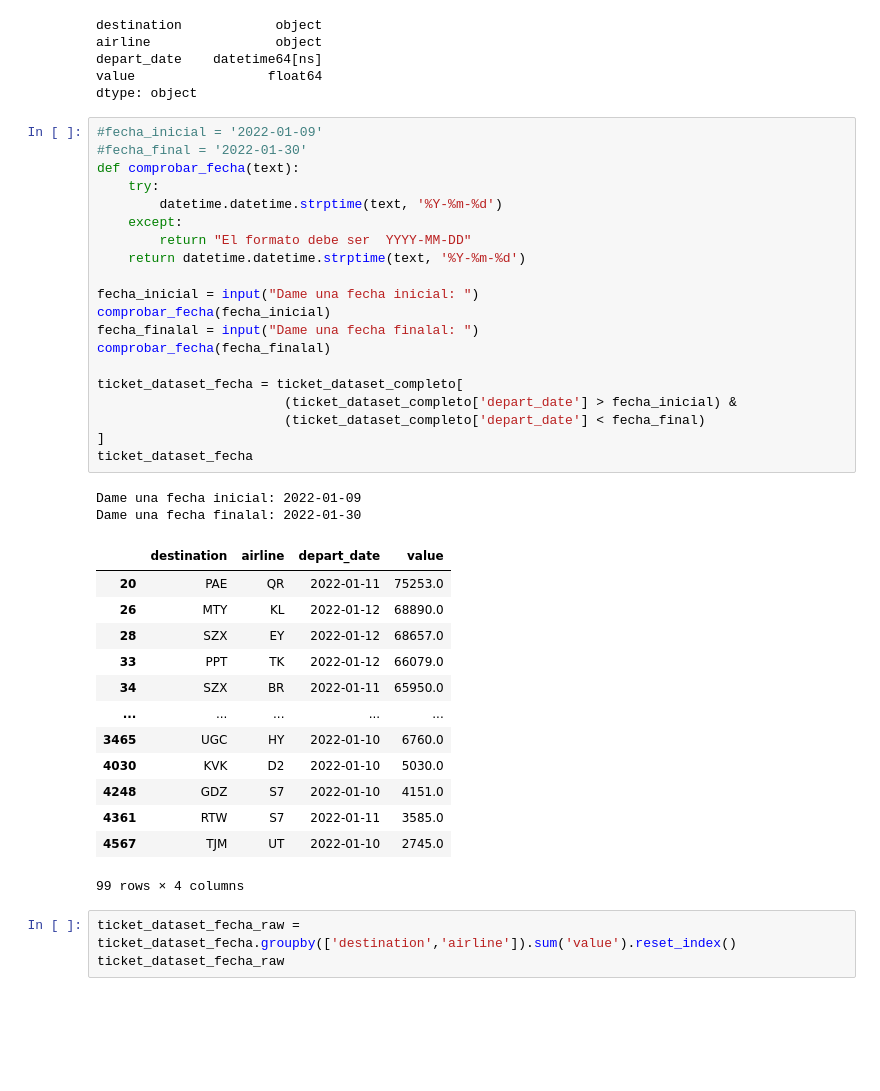
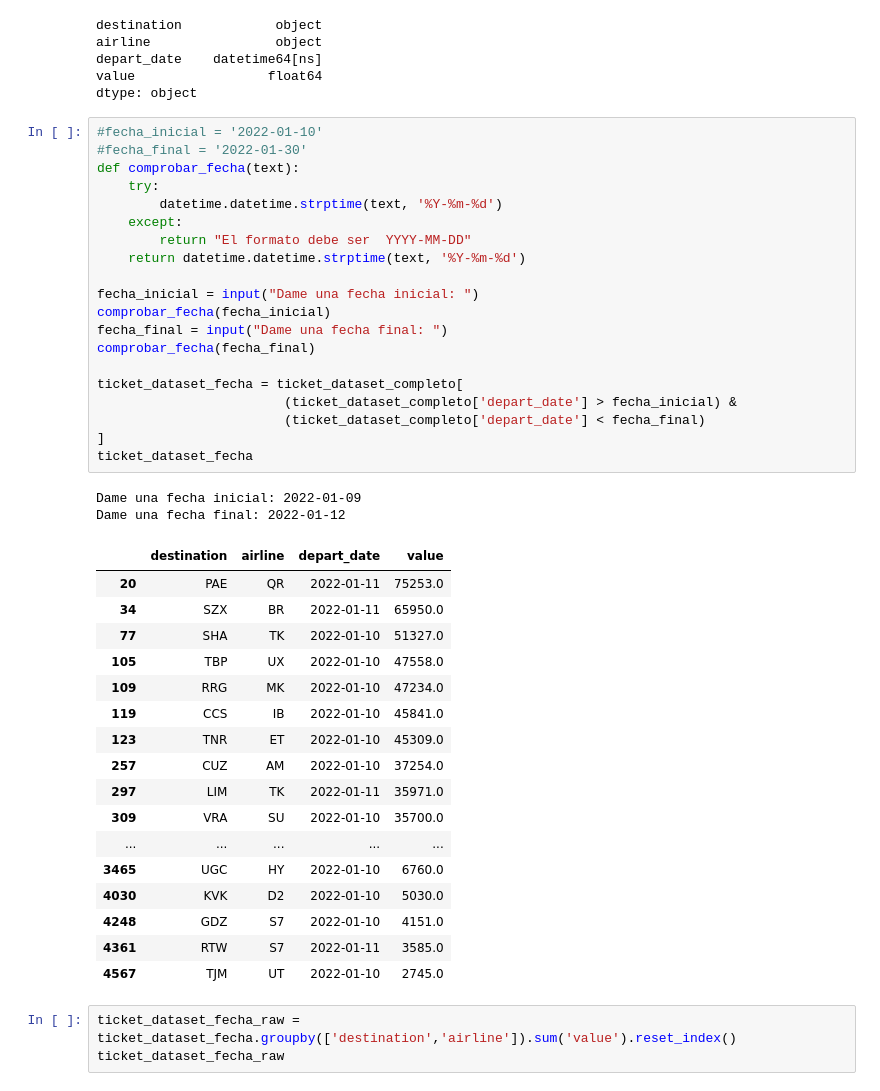
Before and after one commit to juandahur/ML-UdeA-Reto-Tec, a Jupyter notebook: Reto_Tecnologico.ipynb, the cells around one changed output. Saved outputs shown, nothing was run; the diff lists cells and outputs as text; blank space fills up the shorter version.

```diff
--- a/Reto_Tecnologico.ipynb
+++ b/Reto_Tecnologico.ipynb
@@ -247,41 +329,45 @@ depart_date    datetime64[ns]
 value                 float64
 dtype: object
 # %%
-#fecha_inicial = '2022-01-09'
+#fecha_inicial = '2022-01-10'
 #fecha_final = '2022-01-30'
 def comprobar_fecha(text):
     try:
         datetime.datetime.strptime(text, '%Y-%m-%d')
     except:
         return "El formato debe ser  YYYY-MM-DD"
     return datetime.datetime.strptime(text, '%Y-%m-%d')
 
 fecha_inicial = input("Dame una fecha inicial: ")
 comprobar_fecha(fecha_inicial)
-fecha_finalal = input("Dame una fecha finalal: ")
-comprobar_fecha(fecha_finalal)
+fecha_final = input("Dame una fecha final: ")
+comprobar_fecha(fecha_final)
 
 ticket_dataset_fecha = ticket_dataset_completo[
                         (ticket_dataset_completo['depart_date'] > fecha_inicial) &
                         (ticket_dataset_completo['depart_date'] < fecha_final)
 ]
 ticket_dataset_fecha
 # %% [output]
 Dame una fecha inicial: 2022-01-09
-Dame una fecha finalal: 2022-01-30
+Dame una fecha final: 2022-01-12
 |  | destination | airline | depart_date | value |
 | 20 | PAE | QR | 2022-01-11 | 75253.0 |
-| 26 | MTY | KL | 2022-01-12 | 68890.0 |
-| 28 | SZX | EY | 2022-01-12 | 68657.0 |
-| 33 | PPT | TK | 2022-01-12 | 66079.0 |
 | 34 | SZX | BR | 2022-01-11 | 65950.0 |
+| 77 | SHA | TK | 2022-01-10 | 51327.0 |
+| 105 | TBP | UX | 2022-01-10 | 47558.0 |
+| 109 | RRG | MK | 2022-01-10 | 47234.0 |
+| 119 | CCS | IB | 2022-01-10 | 45841.0 |
+| 123 | TNR | ET | 2022-01-10 | 45309.0 |
+| 257 | CUZ | AM | 2022-01-10 | 37254.0 |
+| 297 | LIM | TK | 2022-01-11 | 35971.0 |
+| 309 | VRA | SU | 2022-01-10 | 35700.0 |
 | ... | ... | ... | ... | ... |
 | 3465 | UGC | HY | 2022-01-10 | 6760.0 |
 | 4030 | KVK | D2 | 2022-01-10 | 5030.0 |
 | 4248 | GDZ | S7 | 2022-01-10 | 4151.0 |
 | 4361 | RTW | S7 | 2022-01-11 | 3585.0 |
 | 4567 | TJM | UT | 2022-01-10 | 2745.0 |
-99 rows × 4 columns
 # %%
 ticket_dataset_fecha_raw = ticket_dataset_fecha.groupby(['destination','airline']).sum('value').reset_index()
 ticket_dataset_fecha_raw
```
Also changed, not shown: parts of 11 cells of this notebook.
